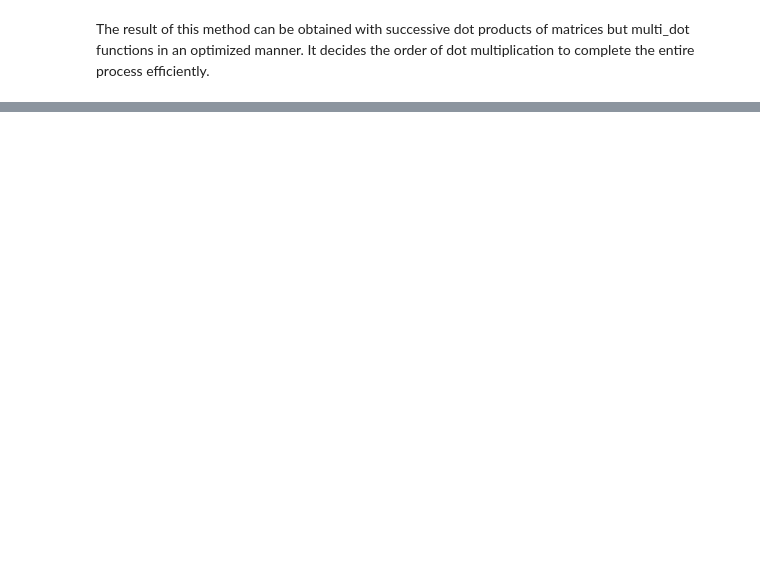
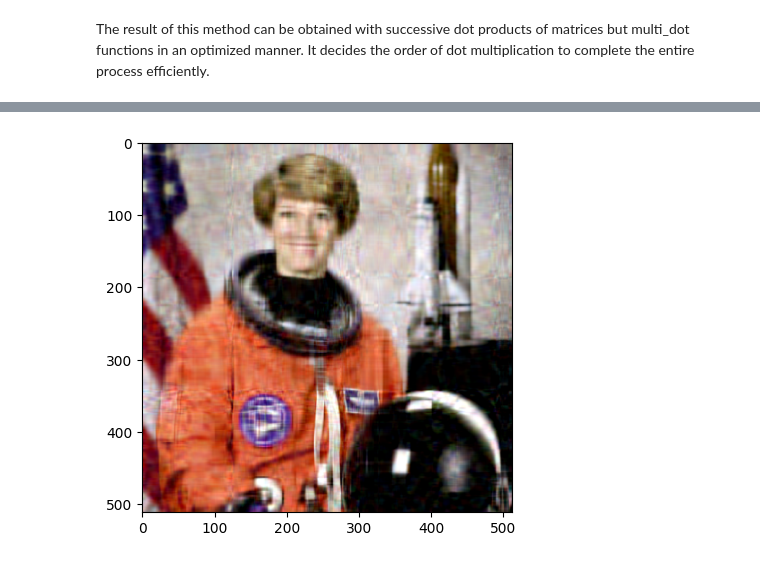
Before and after one commit to arnavnhp/Machine-Learning-, a Jupyter notebook: lacolab1.ipynb, the cells around one changed output, grey strips where cells are left out. Saved outputs shown, nothing was run; the diff lists cells and outputs as text; code cells hidden in the pictures; blank space fills up the shorter version.

```diff
--- a/lacolab1.ipynb
+++ b/lacolab1.ipynb
@@ -448,0 +312,9 @@ Out of 400 data points, merely 20 data points can reconstruct the image with key
+# %%
+k = 25
+reconstruct = U @ sigma[:,:,:k] @ V[:,:k,:]
+reconstruct = np.transpose(reconstruct,axes=(1,2,0))
+
+plt.imshow(reconstruct)
+
+plt.show()
+# %% [output]
@@ -448,0 +322 @@ Out of 400 data points, merely 20 data points can reconstruct the image with key
+[figure, added]
```
Also changed, not shown: parts of 102 cells of this notebook.
